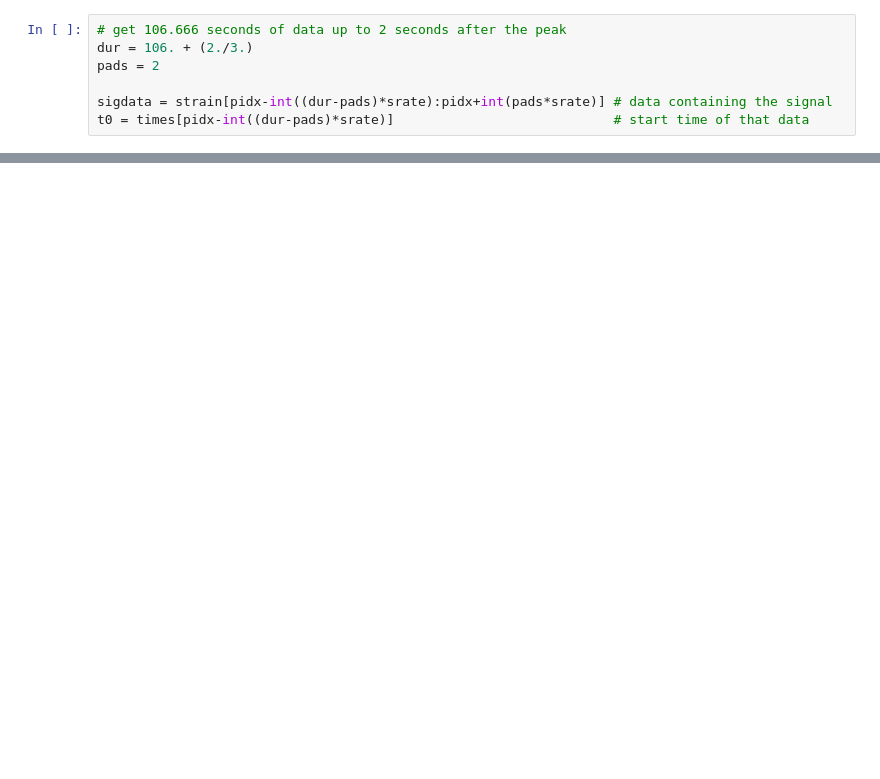
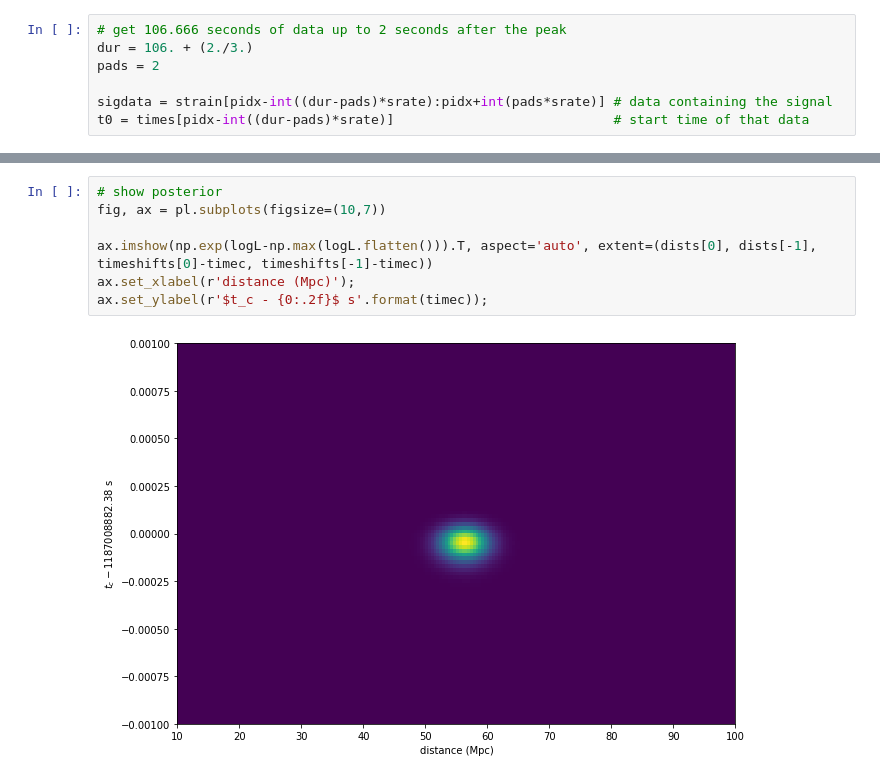
Before and after one commit to mattpitkin/gw_notebooks, a Jupyter notebook: EstimateDistance.ipynb, the cells around one changed output, grey strips where cells are left out. Saved outputs shown, nothing was run; the diff lists cells and outputs as text; blank space fills up the shorter version.

```diff
--- a/EstimateDistance.ipynb
+++ b/EstimateDistance.ipynb
@@ -304 +364,10 @@ pl.imshow(np.exp(logL-np.max(logL.flatten())))
+# %%
+# show posterior
+fig, ax = pl.subplots(figsize=(10,7))
+
+ax.imshow(np.exp(logL-np.max(logL.flatten())).T, aspect='auto', extent=(dists[0], dists[-1], timeshifts[0]-timec, timeshifts[-1]-timec))
+ax.set_xlabel(r'distance (Mpc)');
+ax.set_ylabel(r'$t_c - {0:.2f}$ s'.format(timec));
+# %% [output]
+[figure, added]
 # %%
```
Also changed, not shown: parts of 26 cells of this notebook.
